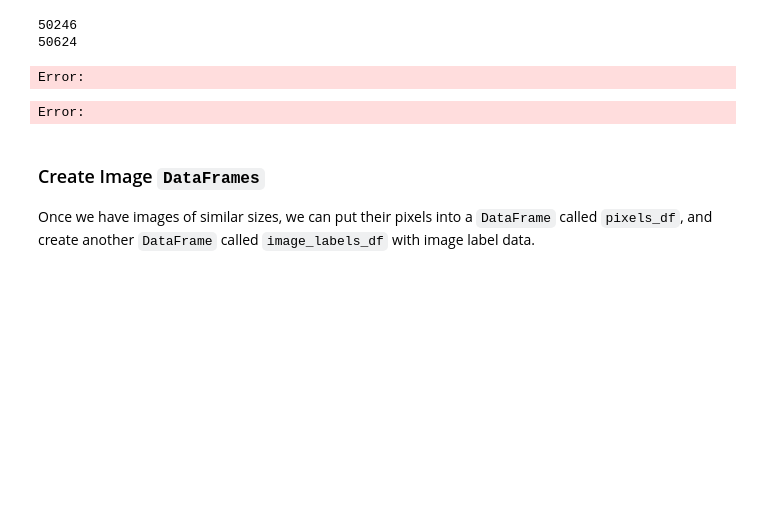
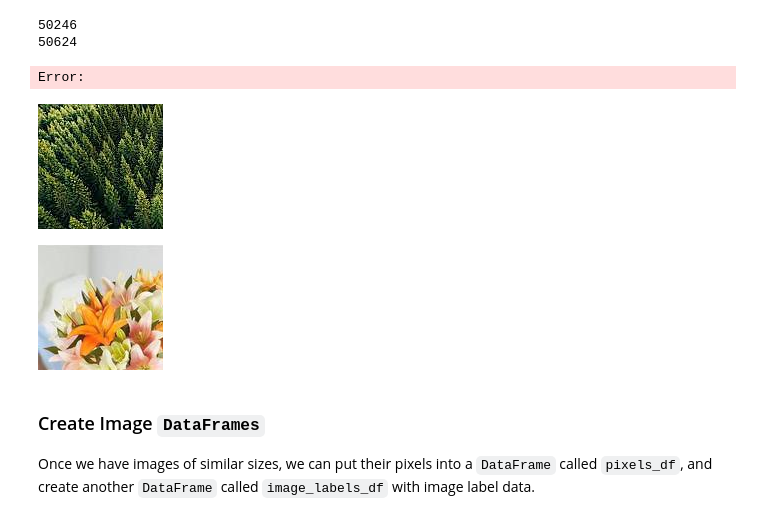
Before and after one commit to idmmachinelearning-ms/HW10, a Jupyter notebook: HW10.ipynb, the cells around one changed output. Cells and saved outputs as stored; diff of their text form; code cells hidden in the pictures; blank space fills up the shorter version.

```diff
--- a/HW10.ipynb
+++ b/HW10.ipynb
@@ -685,11 +685,11 @@ files = [f for f in listdir("./data/images/forests") if f.endswith(".jpg")]
 
 # TODO: iterate through filenames, open files, store image objects and labels
 label_data = []
-pixel_data = []
+#pixel_data = []
 #size_data = []
 for fname in files:
-   label = get_image_label(fname)
-   img = open_image(path.join("./data/images/forests", fname))
-   pixel_data.append(img.pixels)
+   label = HW06Utils.L2I[get_image_label(fname)]
+   #img = open_image(path.join("./data/images/forests", fname))
+   #pixel_data.append(img.pixels)
    label_data.append(label)
    #size_data.append(img.size) keeps crashing kernel
@@ -753,8 +751,14 @@ for fname in files:
     img = open_image(path.join("./data/images/forests", fname))
     new_img = img.crop((0, 0, 125, 125))
     crop_pixel_data.append(new_img.pixels)
-# %% [output]
-Error:
+# %%
+# TODO: look at some images
+
+display(make_image(crop_pixel_data[0], width=125))
+display(make_image(crop_pixel_data[1], width=125))
+# %% [output]
+[figure, added]
+[figure, added]
 # %% [markdown]
 ### Create Image `DataFrames`
 
```
Also changed, not shown: parts of 5 cells of this notebook.
